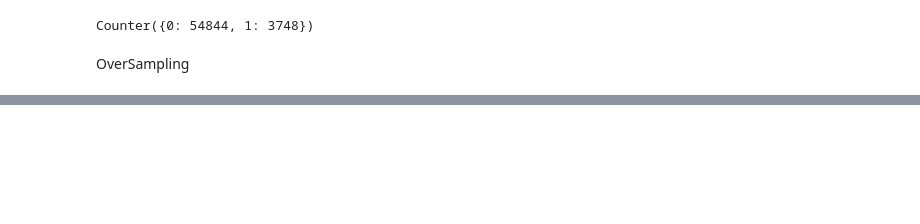
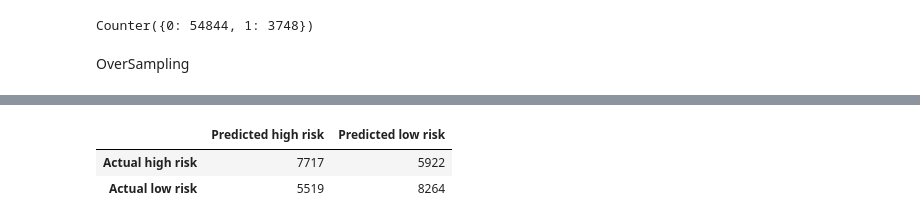
Before and after one commit to vikas0809/CapstoneProject, a Jupyter notebook: Logisic_reg_and_Decision_tree_reg.ipynb, the cells around one changed output, grey strips where cells are left out. Cells and saved outputs as stored; diff of their text form; code cells hidden in the pictures; blank space fills up the shorter version.

```diff
--- a/Logisic_reg_and_Decision_tree_reg.ipynb
+++ b/Logisic_reg_and_Decision_tree_reg.ipynb
@@ -275,3 +285,15 @@ weighted avg       0.58      0.58      0.58     27422
+# %%
+# Display the confusion matrix
+cc_cm = confusion_matrix(y_test, y_pred)
+
+# Create a DataFrame from the confusion matrix
+cc_cm_df = pd.DataFrame(cc_cm, index=["Actual high risk", "Actual low risk"], columns=["Predicted high risk", "Predicted low risk"])
+
+cc_cm_df
+# %% [output]
+|  | Predicted high risk | Predicted low risk |
+| Actual high risk | 7717 | 5922 |
+| Actual low risk | 5519 | 8264 |
 # %%
 # generate a no skill prediction (majority class)
 ns_probs = [0 for _ in range(len(y_train))]
```
Also changed, not shown: parts of 16 cells of this notebook.
